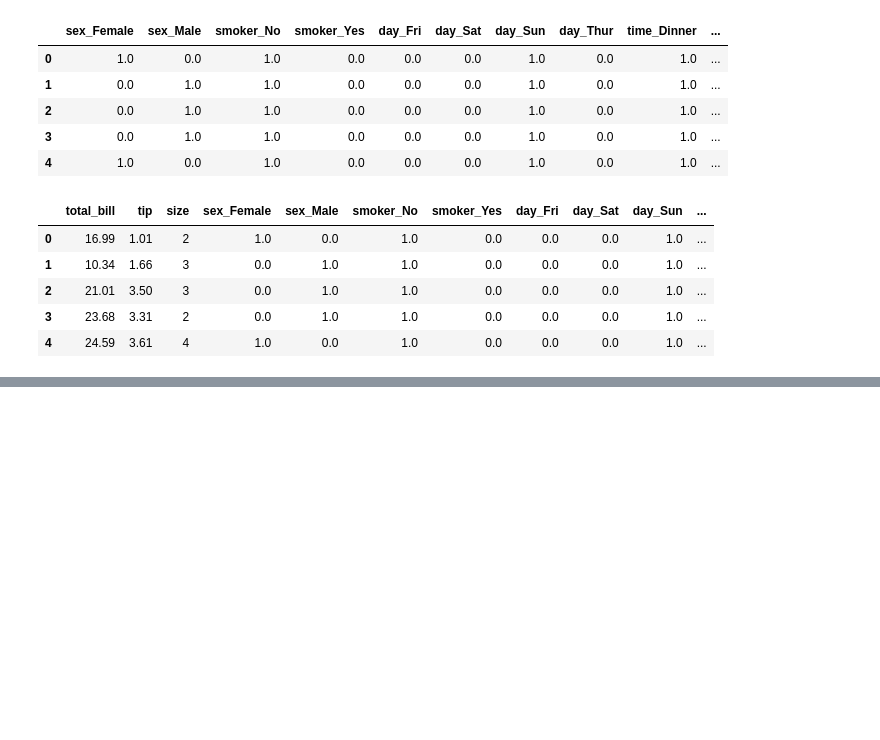
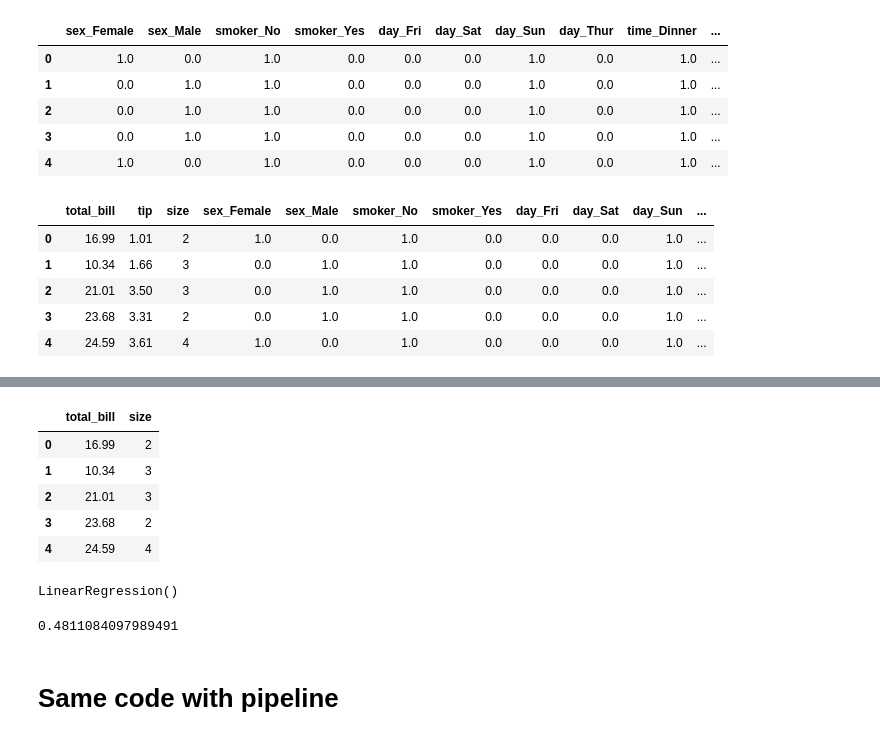
Before and after one commit to AromalDileep/traditional_ml, a Jupyter notebook: notebooks/13_feature_engineering.ipynb, the cells around one changed output, grey strips where cells are left out. Saved outputs shown, nothing was run; the diff lists cells and outputs as text; code cells hidden in the pictures; blank space fills up the shorter version.

```diff
--- a/notebooks/13_feature_engineering.ipynb
+++ b/notebooks/13_feature_engineering.ipynb
@@ -661,0 +768,6 @@ final_df.head()
+# %%
+X = df_encoded.drop(columns=["tip"])
+y = df_encoded["tip"]
+# %%
+correlation = X.corrwith(y).sort_values(ascending=False)
+correlation
@@ -661,0 +784,3 @@ final_df.head()
+# %%
+selected_features = correlation[abs(correlation)>0.2].index
+selected_features
@@ -661,0 +815,33 @@ final_df.head()
+# %%
+X_selected = X[selected_features]
+X_selected.head()
+# %% [output]
+|  | total_bill | size |
+| 0 | 16.99 | 2 |
+| 1 | 10.34 | 3 |
+| 2 | 21.01 | 3 |
+| 3 | 23.68 | 2 |
+| 4 | 24.59 | 4 |
+# %%
+from sklearn.model_selection import train_test_split
+from sklearn.linear_model import LinearRegression
+
+X_train, X_test, y_train, y_test = train_test_split(
+    X_selected, y,
+    test_size=0.2,
+    random_state=42
+)
+
+model = LinearRegression()
+model.fit(X_train, y_train)
+# %% [output]
+LinearRegression()
+# %%
+from sklearn.metrics import r2_score
+
+y_pred = model.predict(X_test)
+r2_score(y_test, y_pred)
+# %% [output]
+0.4811084097989491
+# %% [markdown]
+# Same code with pipeline
```
Also changed, not shown: parts of 31 cells of this notebook.
